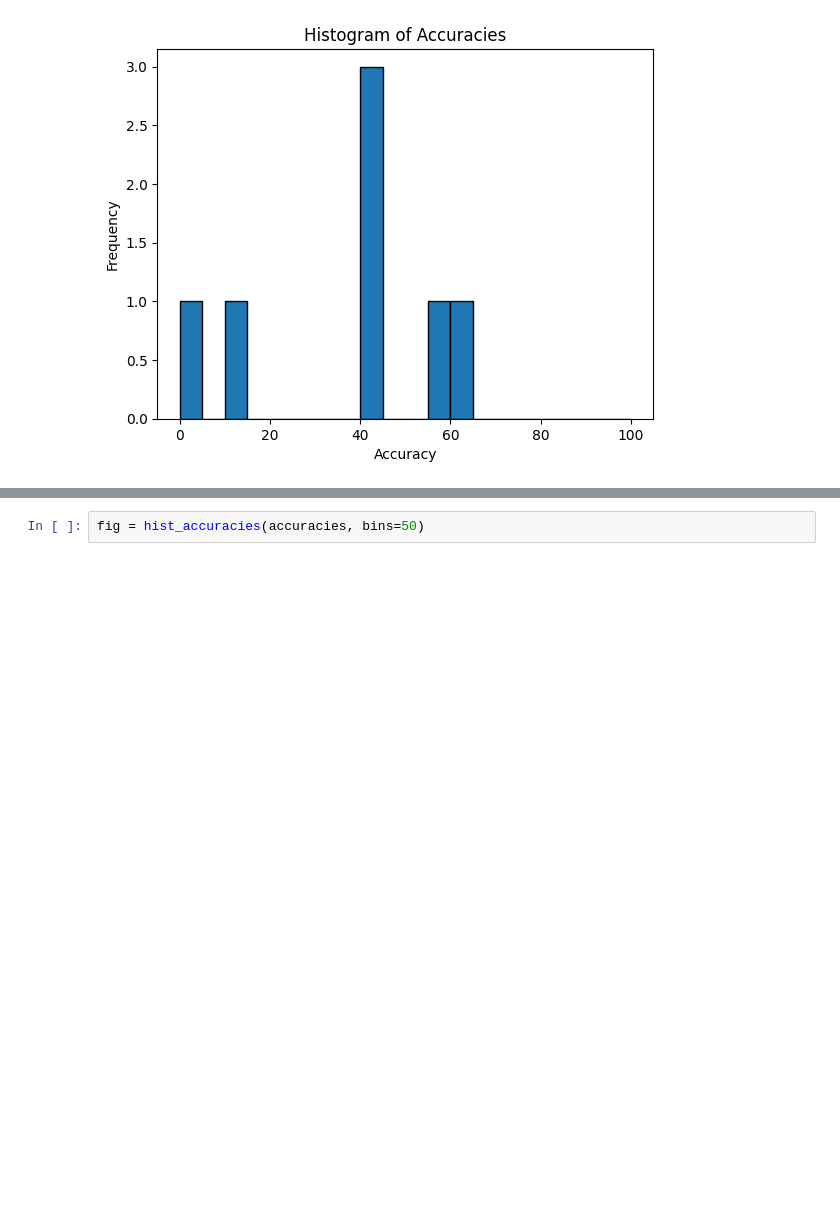
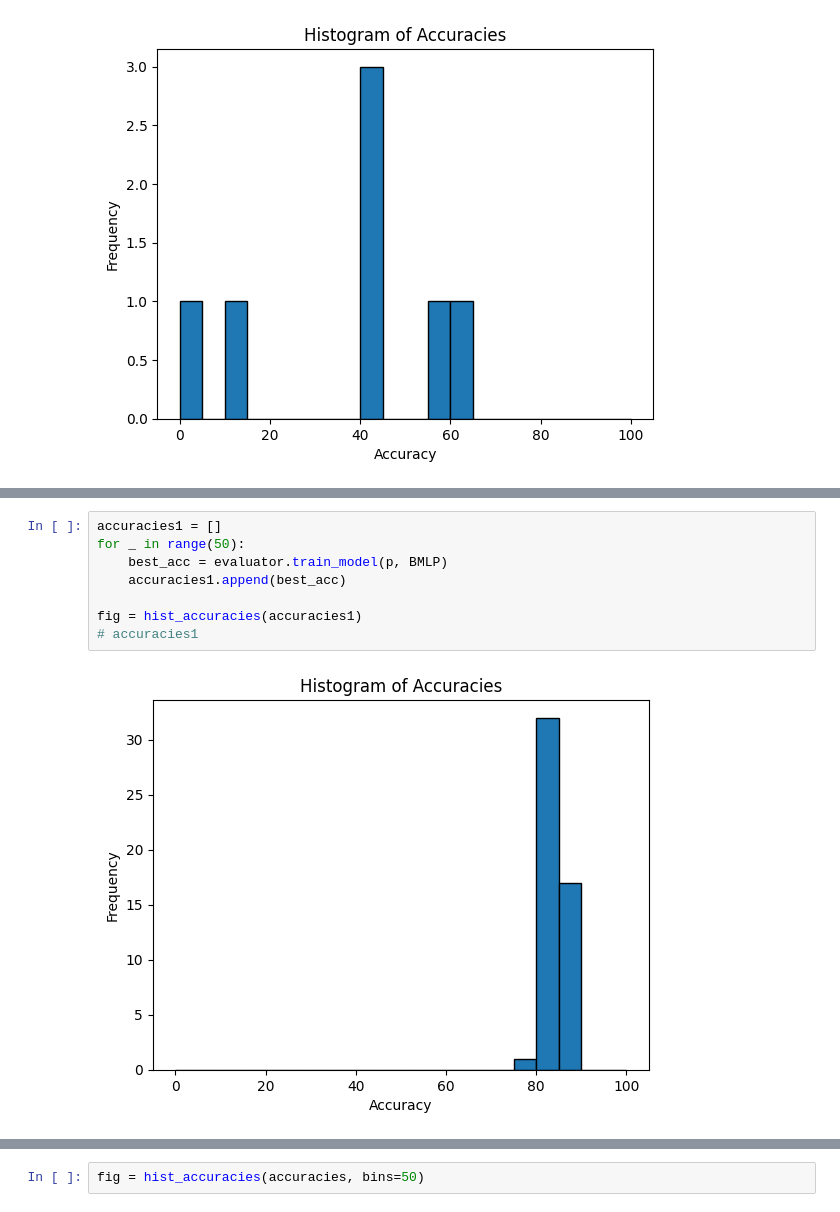
Before and after one commit to DiceNameIsMy/neural-networks-compression, a Jupyter notebook: src/notebooks/try_models.ipynb, the cells around one changed output, grey strips where cells are left out. Drawn from its saved outputs; the diff is of its cells as text; blank space fills up the shorter version.

```diff
--- a/src/notebooks/try_models.ipynb
+++ b/src/notebooks/try_models.ipynb
@@ -97,0 +131,10 @@ MLP(p).summarize_architecture()
+# %%
+accuracies1 = []
+for _ in range(50):
+    best_acc = evaluator.train_model(p, BMLP)
+    accuracies1.append(best_acc)
+
+fig = hist_accuracies(accuracies1)
+# accuracies1
+# %% [output]
+[figure, added]
```
Also changed, not shown: parts of 18 cells of this notebook, 4 other files.
